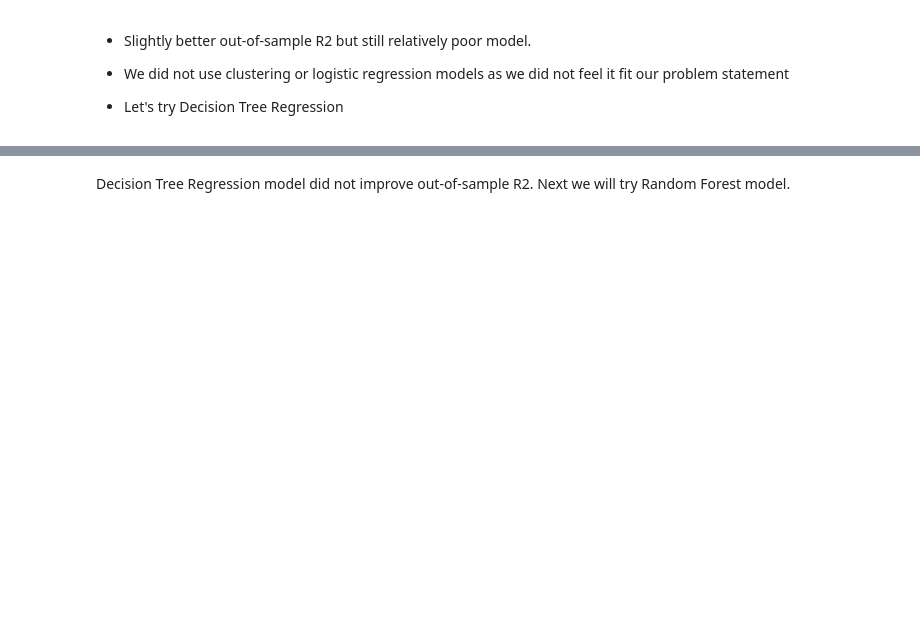
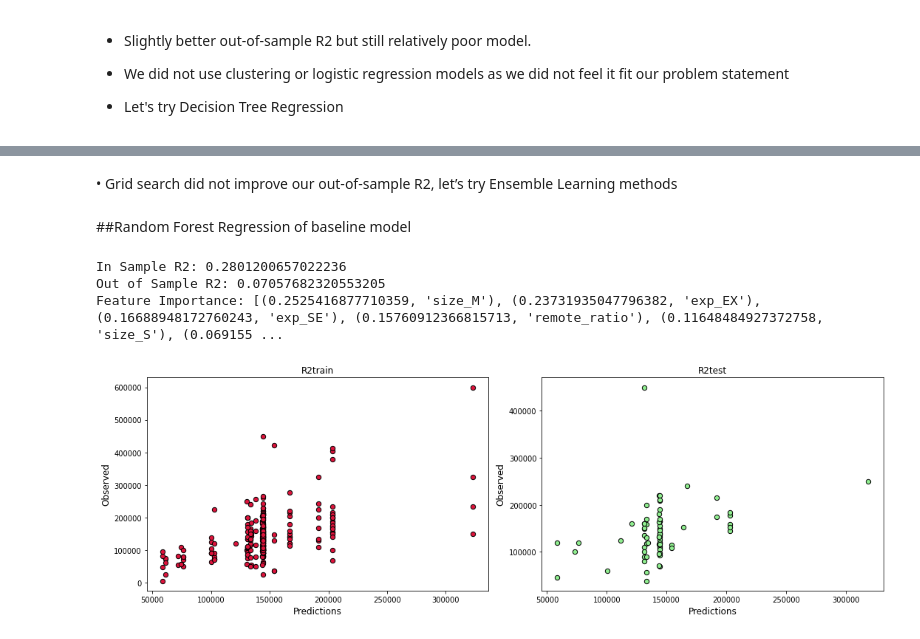
Before and after one commit to mingxieirene/DABP14000_Fall2022, a Jupyter notebook: Pandas_DABP14000_Final_Project.ipynb, the cells around one changed output, grey strips where cells are left out. Cells and saved outputs as stored; diff of their text form; code cells hidden in the pictures; blank space fills up the shorter version.

```diff
--- a/Pandas_DABP14000_Final_Project.ipynb
+++ b/Pandas_DABP14000_Final_Project.ipynb
@@ -224,2 +429,56 @@ print(f'Out of Sample R2: {r2_score(vY3, predictions)}')
 # %% [markdown]
-Decision Tree Regression model did not improve out-of-sample R2. Next we will try Random Forest model.
+•	Grid search did not improve our out-of-sample R2, let’s try Ensemble Learning methods
+# %% [markdown]
+##Random Forest Regression of baseline model
+# %%
+#Lets try Random Forest Regressor
+#Copy dataframe
+X5 = X.copy()
+
+#Define response variable
+Y5 = Y.copy()
+
+tX5, vX5, tY5, vY5 = tts(X5, Y5, test_size=0.2, random_state=0)
+
+#Create model object using Random Forest Regressor
+rf_model = RandomForestRegressor(n_estimators=500, n_jobs=-1, random_state=0)
+
+#Fit the model using grid search
+rf_model.fit(tX5, tY5)
+
+#Calculate and print in-sample R2
+predictions_in5 = rf_model.predict(tX5)
+print(f'In Sample R2: {r2_score(tY5, predictions_in5)}')
+
+#Calculate and print out-of-smaple R2
+predictions5 = rf_model.predict(vX5)
+print(f'Out of Sample R2: {r2_score(vY5, predictions5)}')
+
+#Lets look at the importance of features in the model
+feature_list = []
+for name, score in zip(X5.columns, rf_model.feature_importances_):
+    feature_list.append((score, name))
+
+sorted(feature_list, reverse=True)
+print(f'Feature Importance: {sorted(feature_list, reverse=True)}')
+
+#Create scatter plots
+plt.figure(figsize=(15,5))
+plt.subplot(1,2,1)
+plt.scatter(predictions_in5, tY5 , s=40, c='crimson',\
+           marker='o', edgecolors='black')
+plt.xlabel('Predictions', fontsize=12)
+plt.ylabel('Observed', fontsize=12)
+plt.title("R2train")
+plt.subplot(1,2,2)
+plt.scatter(predictions5, vY5, s=40, c='lightgreen',\
+           marker='o', edgecolors='black')
+plt.xlabel('Predictions', fontsize=12)
+plt.ylabel('Observed', fontsize=12)
+plt.title("R2test")
+plt.tight_layout();
+# %% [output]
+In Sample R2: 0.2801200657022236
+Out of Sample R2: 0.07057682320553205
+Feature Importance: [(0.2525416877710359, 'size_M'), (0.23731935047796382, 'exp_EX'), (0.16688948172760243, 'exp_SE'), (0.15760912366815713, 'remote_ratio'), (0.11648484927372758, 'size_S'), (0.069155 ...
+[figure, added]
```
Also changed, not shown: parts of 49 cells of this notebook.
